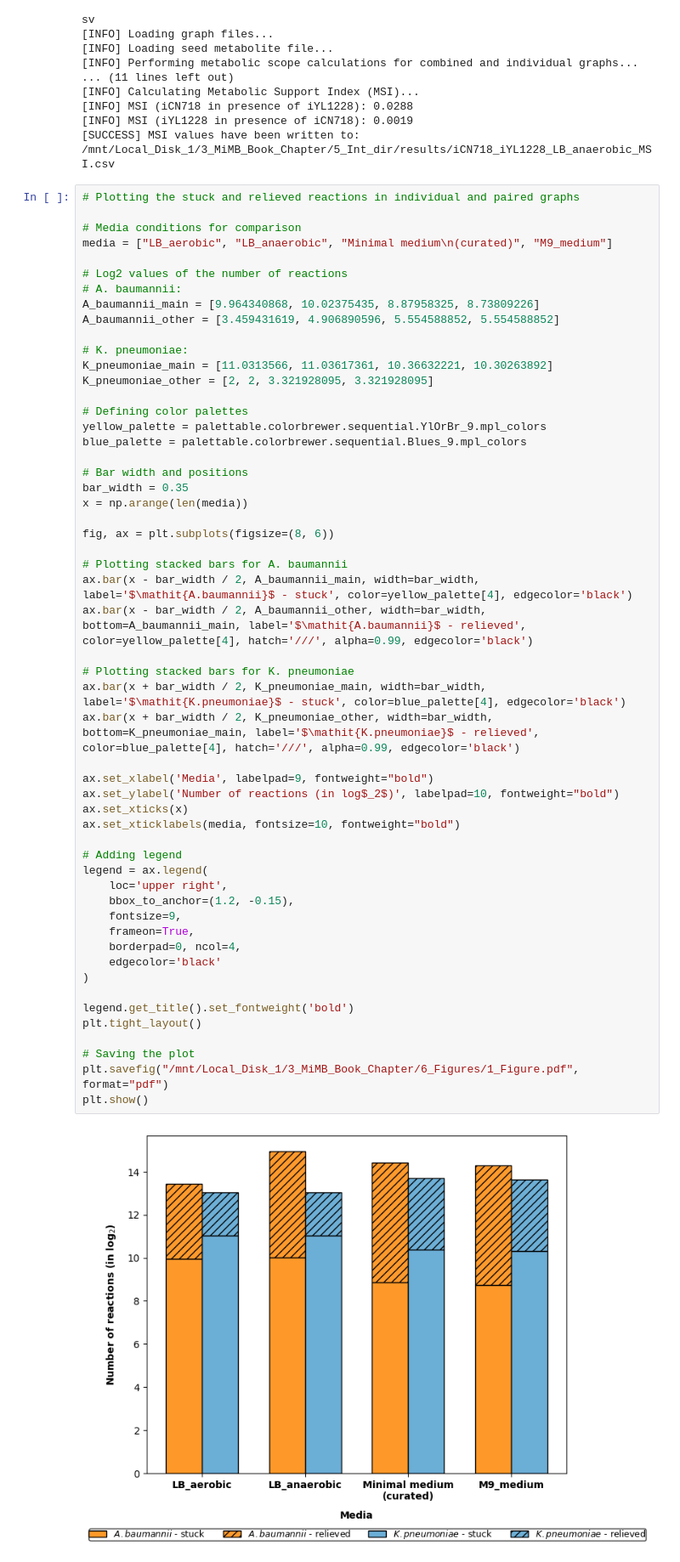
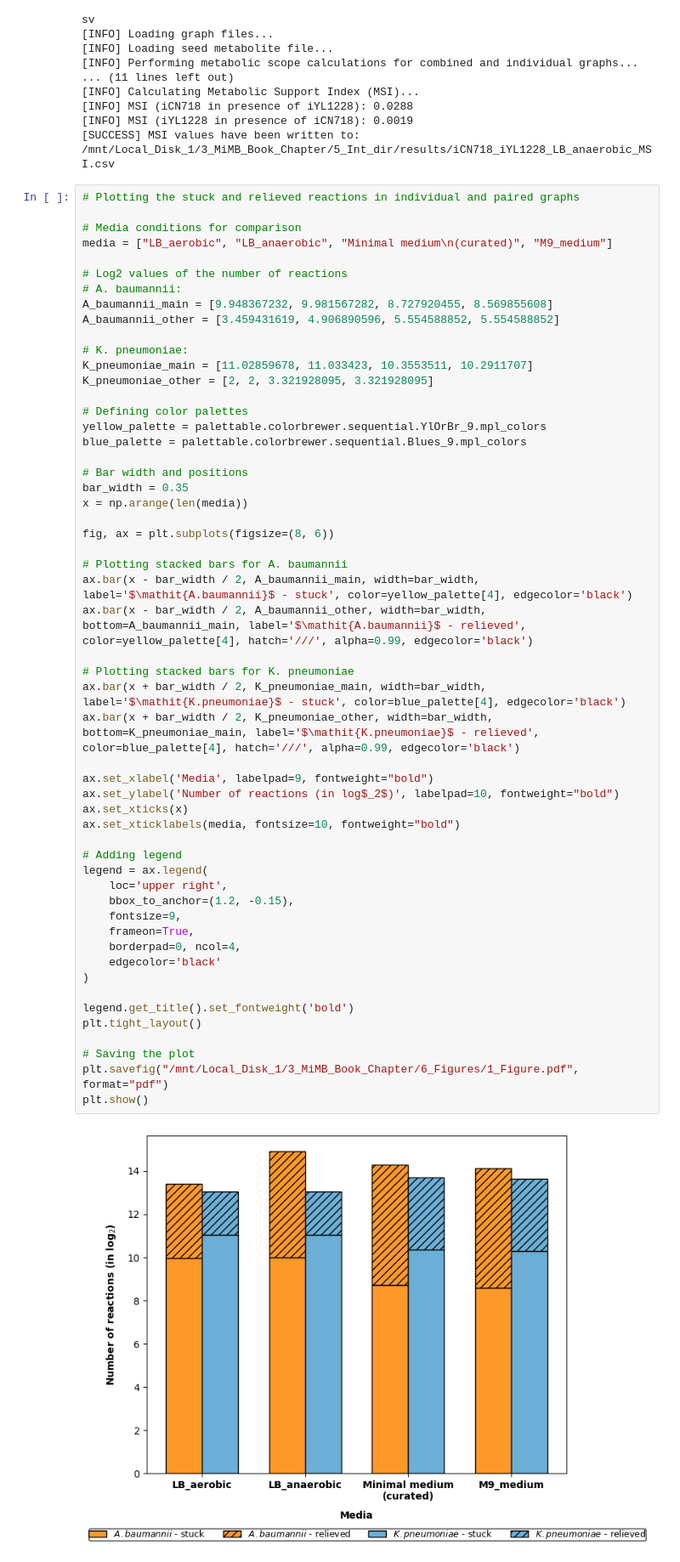
Before and after one commit to RamanLab/metquest, a Jupyter notebook: MSI_Protocol/metquest-protocol.ipynb, the cells around one changed output. Shown: that part at 85% size. Drawn from its saved outputs; the diff is of its cells as text.

Commit message:
Modified plots

```diff
--- a/MSI_Protocol/metquest-protocol.ipynb
+++ b/MSI_Protocol/metquest-protocol.ipynb
@@ -957,11 +957,11 @@ media = ["LB_aerobic", "LB_anaerobic", "Minimal medium\n(curated)", "M9_medium"]
 
 # Log2 values of the number of reactions
 # A. baumannii:
-A_baumannii_main = [9.964340868, 10.02375435, 8.87958325, 8.73809226]
+A_baumannii_main = [9.948367232, 9.981567282, 8.727920455, 8.569855608]
 A_baumannii_other = [3.459431619, 4.906890596, 5.554588852, 5.554588852]
 
 # K. pneumoniae:
-K_pneumoniae_main = [11.0313566, 11.03617361, 10.36632221, 10.30263892]
+K_pneumoniae_main = [11.02859678, 11.033423, 10.3553511, 10.2911707]
 K_pneumoniae_other = [2, 2, 3.321928095, 3.321928095]
 
 # Defining color palettes
@@ -977,34 +977,34 @@ fig, ax = plt.subplots(figsize=(8, 6))
 # Plotting stacked bars for A. baumannii
 ax.bar(x - bar_width / 2, A_baumannii_main, width=bar_width, label='$\mathit{A.baumannii}$ - stuck', color=yellow_palette[4], edgecolor='black')
 ax.bar(x - bar_width / 2, A_baumannii_other, width=bar_width, bottom=A_baumannii_main, label='$\mathit{A.baumannii}$ - relieved', color=yellow_palette[4], hatch='///', alpha=0.99, edgecolor='black')
 
 # Plotting stacked bars for K. pneumoniae
 ax.bar(x + bar_width / 2, K_pneumoniae_main, width=bar_width, label='$\mathit{K.pneumoniae}$ - stuck', color=blue_palette[4], edgecolor='black')
 ax.bar(x + bar_width / 2, K_pneumoniae_other, width=bar_width, bottom=K_pneumoniae_main, label='$\mathit{K.pneumoniae}$ - relieved', color=blue_palette[4], hatch='///', alpha=0.99, edgecolor='black')
 
 ax.set_xlabel('Media', labelpad=9, fontweight="bold")
 ax.set_ylabel('Number of reactions (in log$_2$)', labelpad=10, fontweight="bold")
 ax.set_xticks(x)
 ax.set_xticklabels(media, fontsize=10, fontweight="bold")
 
 # Adding legend
 legend = ax.legend(
     loc='upper right',
     bbox_to_anchor=(1.2, -0.15),
     fontsize=9,
     frameon=True,
     borderpad=0, ncol=4,
     edgecolor='black'
 )
 
 legend.get_title().set_fontweight('bold')
 plt.tight_layout()
 
 # Saving the plot
 plt.savefig("/mnt/Local_Disk_1/3_MiMB_Book_Chapter/6_Figures/1_Figure.pdf", format="pdf")
 plt.show()
 # %% [output]
-[figure, old version]
+[figure, new version]
 # %%
 # Plotting the Metabolic Support Index (MSI) values
 
```
Also changed, not shown: parts of 1 cell of this notebook.
